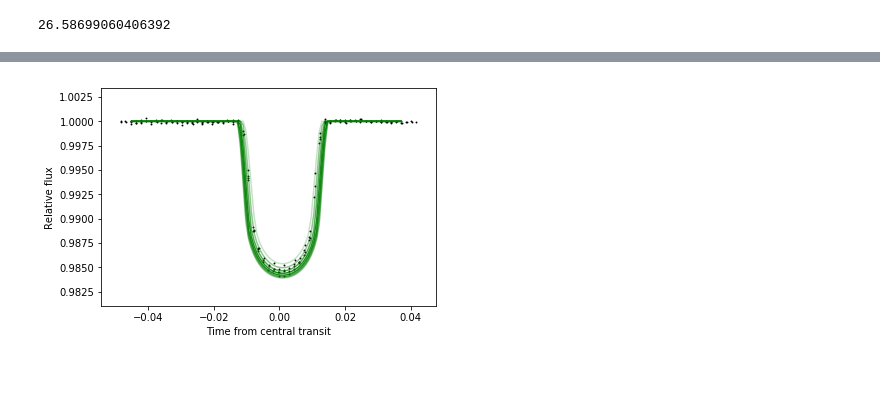
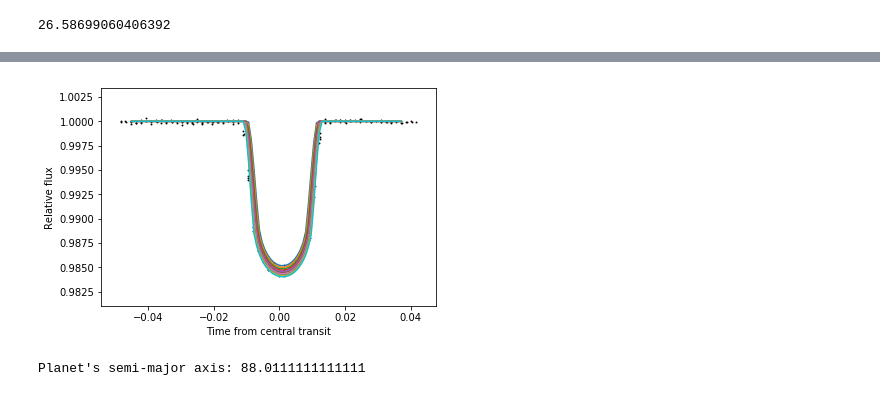
Before and after one commit to PierricJoulot/Astronomy, a Jupyter notebook: Lightcurves/EPIC228735255/EPIC228735255+batman-package.ipynb, the cells around one changed output, grey strips where cells are left out. Drawn from its saved outputs; the diff is of its cells as text; code cells hidden in the pictures.

```diff
--- a/Lightcurves/EPIC228735255/EPIC228735255+batman-package.ipynb
+++ b/Lightcurves/EPIC228735255/EPIC228735255+batman-package.ipynb
@@ -202,0 +228,9 @@ plt.show()
+# %%
+m = batman.TransitModel(params, t)    #initializes model
+flux = m.light_curve(params)  #calculates light curve
+
+plt.scatter(lc_transit.time, lc_transit.flux, s=.8, c='k')
+plt.plot(t, flux)
+plt.xlabel("Time from central transit")
+plt.ylabel("Relative flux")
+plt.show()
@@ -202,0 +268,9 @@ plt.show()
+# %%
+m = batman.TransitModel(params, t)    #initializes model
+flux = m.light_curve(params)  #calculates light curve
+
+plt.scatter(lc_transit.time, lc_transit.flux, s=.8, c='k')
+plt.plot(t, flux)
+plt.xlabel("Time from central transit")
+plt.ylabel("Relative flux")
+plt.show()
@@ -203,14 +279,29 @@ plt.show()
 # %%
 plt.scatter(lc_transit.time, lc_transit.flux, s=.8, c='k')
-params.rp = 0.115
 plt.xlabel("Time from central transit")
 plt.ylabel("Relative flux")
-inclination = np.linspace(87, 90, 10)
-for i in inclination:
-        params.inc = i                           #updates planet radius
+incl = np.linspace(87.3, 88.1, 10)
+possible_inc = []
+for i in incl:
+        params.inc = i                           #updates planet semi-major axis
         new_flux = m.light_curve(params)
-        plt.plot(t, new_flux, alpha=1-abs((i-88.5))/1.5, c='g')
+        plt.plot(t, new_flux)
+        diff = 0
+        count = 0
+        for f in new_flux:
+            diff += abs((lc_transit.flux[count*2]+)-f)
+            count += 1
+        possible_inc.append([i,diff])
 
 plt.show()
+
+for i in range(0,len(possible_inc)-1):
+    if (possible_inc[i][1]<possible_inc[i+1][1]):
+        pos_min = i
+    else : pos_min = i + 1
+
+print("Planet's semi-major axis: " + str(possible_inc[pos_min][0]))
+params.i = possible_inc[pos_min][0]
 # %% [output]
-[figure, old version]
+[figure, new version]
+Planet's semi-major axis: 88.0111111111111
```
Also changed, not shown: parts of 9 cells of this notebook.
